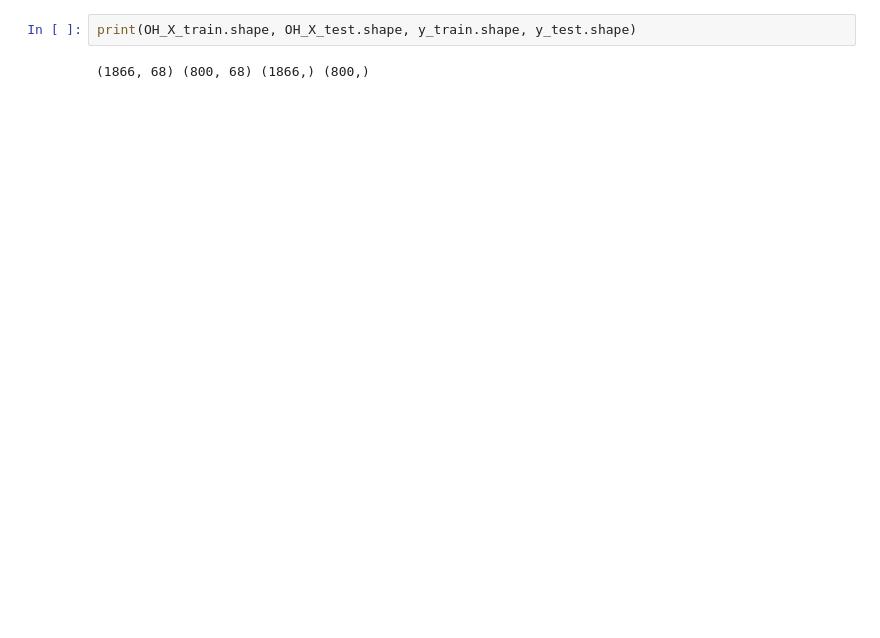
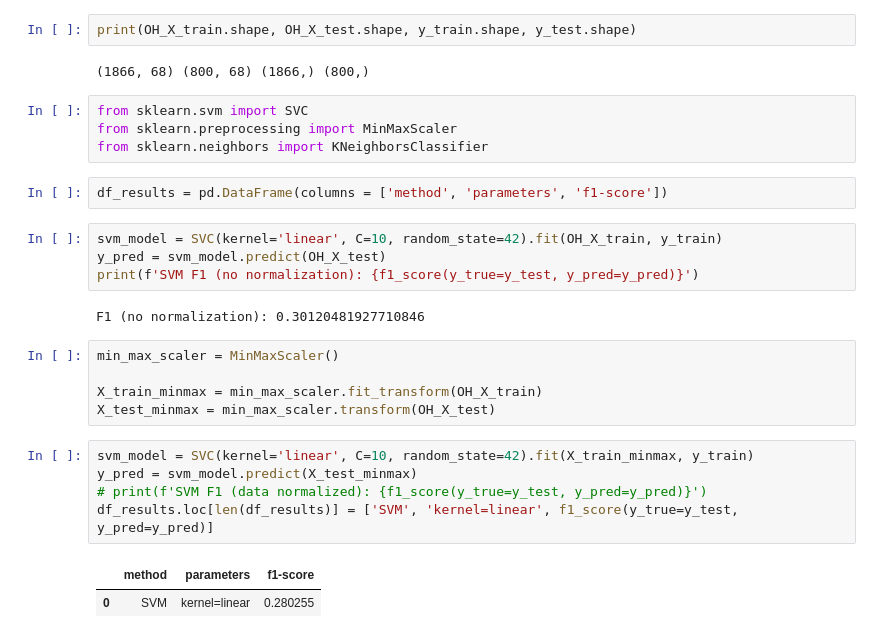
Before and after one commit to blazysecon/SDA_DS_class, a Jupyter notebook: practice/03_05_Telecom_Churn_.ipynb, the cells around one changed output. Drawn from its saved outputs; the diff is of its cells as text; blank space fills up the shorter version.

```diff
--- a/practice/03_05_Telecom_Churn_.ipynb
+++ b/practice/03_05_Telecom_Churn_.ipynb
@@ -147,3 +157,28 @@ Report and compare `F1-score`
 print(OH_X_train.shape, OH_X_test.shape, y_train.shape, y_test.shape)
 # %% [output]
 (1866, 68) (800, 68) (1866,) (800,)
+# %%
+from sklearn.svm import SVC
+from sklearn.preprocessing import MinMaxScaler
+from sklearn.neighbors import KNeighborsClassifier
+# %%
+df_results = pd.DataFrame(columns = ['method', 'parameters', 'f1-score'])
+# %%
+svm_model = SVC(kernel='linear', C=10, random_state=42).fit(OH_X_train, y_train)
+y_pred = svm_model.predict(OH_X_test)
+print(f'SVM F1 (no normalization): {f1_score(y_true=y_test, y_pred=y_pred)}')
+# %% [output]
+F1 (no normalization): 0.30120481927710846
+# %%
+min_max_scaler = MinMaxScaler()
+
+X_train_minmax = min_max_scaler.fit_transform(OH_X_train)
+X_test_minmax = min_max_scaler.transform(OH_X_test)
+# %%
+svm_model = SVC(kernel='linear', C=10, random_state=42).fit(X_train_minmax, y_train)
+y_pred = svm_model.predict(X_test_minmax)
+# print(f'SVM F1 (data normalized): {f1_score(y_true=y_test, y_pred=y_pred)}')
+df_results.loc[len(df_results)] = ['SVM', 'kernel=linear', f1_score(y_true=y_test, y_pred=y_pred)]
+# %% [output]
+|  | method | parameters | f1-score |
+| 0 | SVM | kernel=linear | 0.280255 |
```
Also changed, not shown: parts of 6 cells of this notebook.
